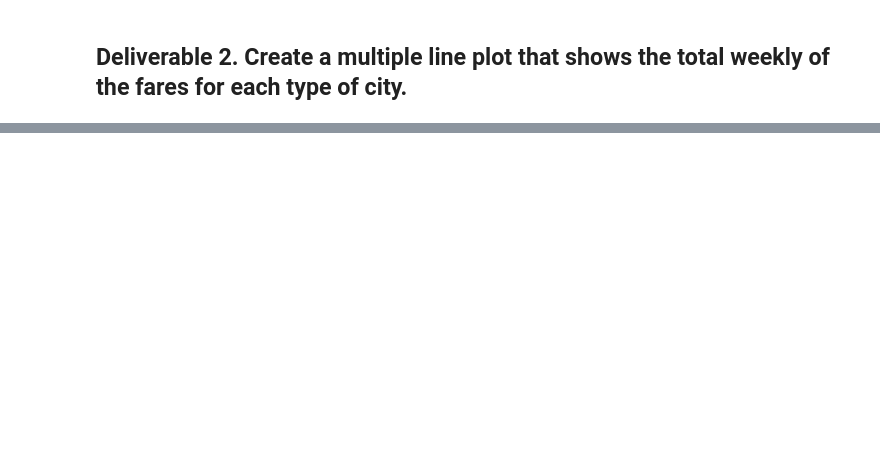
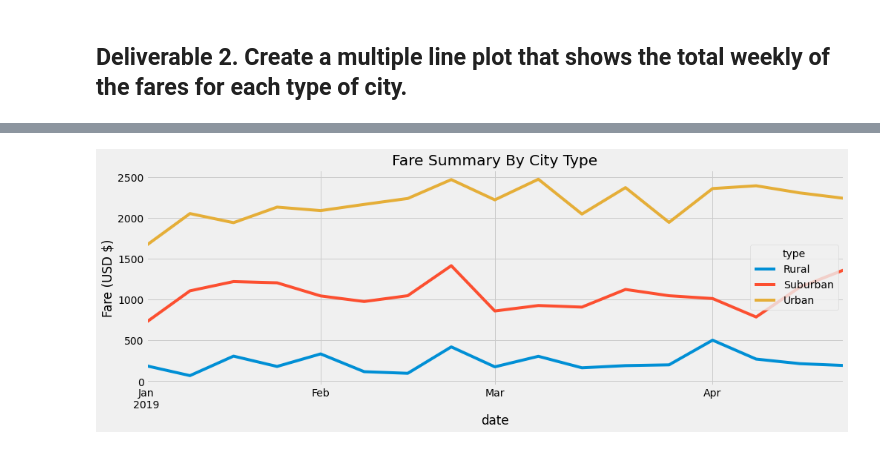
Before and after one commit to AnnaLupica/Ride_Share_Analysis, a Jupyter notebook: PyBer_Challenge_starter_code (1).ipynb, the cells around one changed output, grey strips where cells are left out. Drawn from its saved outputs; the diff is of its cells as text; code cells hidden in the pictures; blank space fills up the shorter version.

```diff
--- a/PyBer_Challenge_starter_code (1).ipynb
+++ b/PyBer_Challenge_starter_code (1).ipynb
@@ -112,3 +185,4 @@ sum_fare_by_type = sum_fare_type.reset_index()
 # %%
 # 5. Create a new DataFrame from the pivot table DataFrame using loc on the given dates, '2019-01-01':'2019-04-29'.
-fares_by_date_jan19_apr19 = fares_by_pivot.loc['2019-01-01']
+fares_by_date_jan19_apr19 = fares_by_type_pivot.loc['2019-01-01':'2019-04-29']
+fares_by_date_jan19_apr19
@@ -115,5 +204,5 @@ fares_by_date_jan19_apr19 = fares_by_pivot.loc['2019-01-01']
 # %%
 # 6. Set the "date" index to datetime datatype. This is necessary to use the resample() method in Step 8.
-# df.index = pd.to_datetime(df.index)
+fares_by_date_jan19_apr19.index = pd.to_datetime(fares_by_date_jan19_apr19.index)
 # %%
 # 7. Check that the datatype for the index is datetime using df.info()
@@ -120,3 +221,4 @@ fares_by_date_jan19_apr19 = fares_by_pivot.loc['2019-01-01']
 # %%
 # 8. Create a new DataFrame using the "resample()" function by week 'W' and get the sum of the fares for each week.
-weekly_fares_jan19_apr19
+weekly_fares_jan19_apr19=fares_by_date_jan19_apr19.resample("W").sum()
+weekly_fares_jan19_apr19.tail(10)
@@ -128,11 +243,14 @@ import numpy as np
 
 # Import the style from Matplotlib.
 from matplotlib import style
-# Use the graph style fivethirtyeight.
-
-ax = weekly_fares_jan19_apr19_df.plot(figsize = (15,5))
-ax.set(xlabel='Date', ylabel='Fare ($ USD)', title="Total Fare by City Type")
-ax.legend(weekly_fares_jan19_apr19_df)
-plt.style.use('fivethrityeight')
-fig.savefig("PyBer_fare_summary.png")
-plt.show()
+# %%
+# Use the graph style fivethirtyeight.
+style.use('fivethirtyeight')
+
+weekly_fares_summary = weekly_fares_jan19_apr19.plot(figsize = (15,5))
+weekly_fares_summary.set_title("Fare Summary By City Type")
+weekly_fares_summary.set_ylabel("Fare (USD $)")
+
+plt.show()
+# %% [output]
+[figure, added]
```
Also changed, not shown: parts of 14 cells of this notebook, 1 other file.
